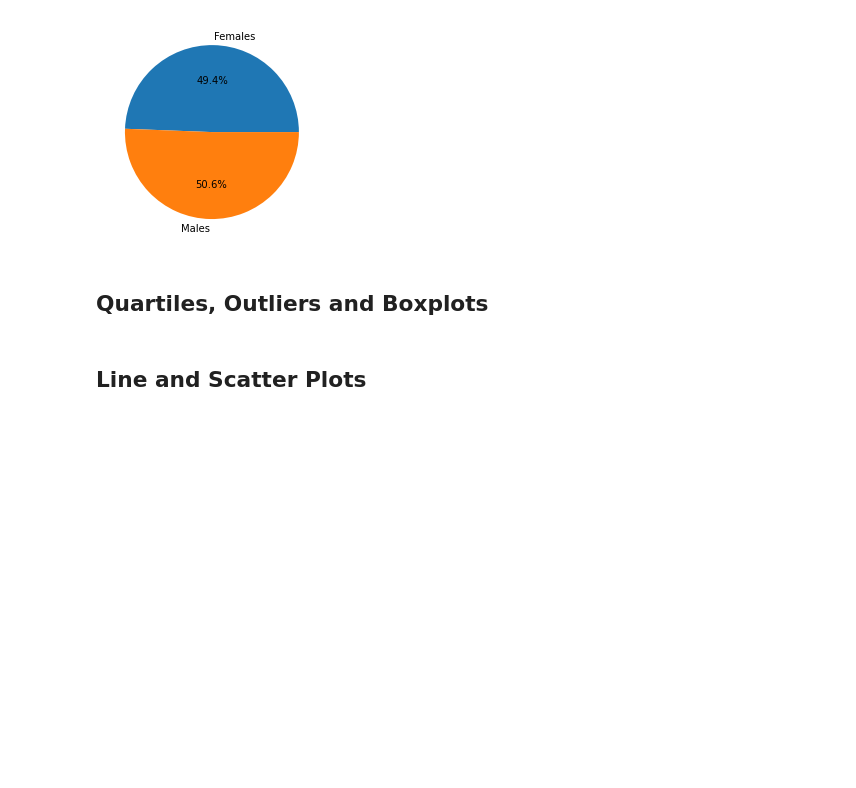
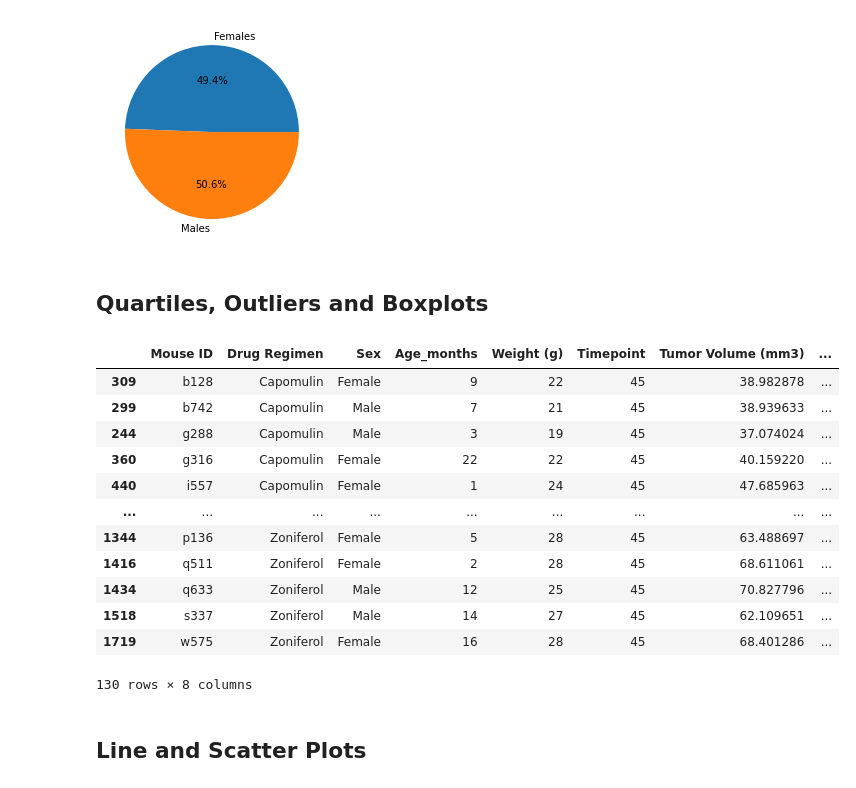
Before and after one commit to brettmw92/Matplotlib, a Jupyter notebook: HW/Instructions/Pymaceuticals/pymaceuticals_starter.ipynb, the cells around one changed output. Saved outputs shown, nothing was run; the diff lists cells and outputs as text; code cells hidden in the pictures; blank space fills up the shorter version.

Commit message:
got 4 and 45 timepoints

```diff
--- a/HW/Instructions/Pymaceuticals/pymaceuticals_starter.ipynb
+++ b/HW/Instructions/Pymaceuticals/pymaceuticals_starter.ipynb
@@ -189,11 +189,34 @@ plt.pie(gender_py, labels = ["Females", "Males"], autopct = "%1.1f%%")
 # %%
 # Calculate the final tumor volume of each mouse across four of the treatment regimens:
 # Capomulin, Ramicane, Infubinol, and Ceftamin
+four = merged.sort_values(["Drug Regimen", "Mouse ID", "Timepoint"], ascending=True)
+four_last = four.loc[four["Timepoint"] == 45]
+C = four[four['Drug Regimen'].isin(['Capomulin'])]
+R = four[four['Drug Regimen'].isin(['Ramicane'])]
+I = four[four['Drug Regimen'].isin(['Infubinol'])]
+Ce = four[four['Drug Regimen'].isin(['Ceftamin'])]
+four_last
+
+
 
 # Start by getting the last (greatest) timepoint for each mouse
 
 
 # Merge this group df with the original dataframe to get the tumor volume at the last timepoint
+# %% [output]
+|  | Mouse ID | Drug Regimen | Sex | Age_months | Weight (g) | Timepoint | Tumor Volume (mm3) | ... |
+| 309 | b128 | Capomulin | Female | 9 | 22 | 45 | 38.982878 | ... |
+| 299 | b742 | Capomulin | Male | 7 | 21 | 45 | 38.939633 | ... |
+| 244 | g288 | Capomulin | Male | 3 | 19 | 45 | 37.074024 | ... |
+| 360 | g316 | Capomulin | Female | 22 | 22 | 45 | 40.159220 | ... |
+| 440 | i557 | Capomulin | Female | 1 | 24 | 45 | 47.685963 | ... |
+| ... | ... | ... | ... | ... | ... | ... | ... | ... |
+| 1344 | p136 | Zoniferol | Female | 5 | 28 | 45 | 63.488697 | ... |
+| 1416 | q511 | Zoniferol | Female | 2 | 28 | 45 | 68.611061 | ... |
+| 1434 | q633 | Zoniferol | Male | 12 | 25 | 45 | 70.827796 | ... |
+| 1518 | s337 | Zoniferol | Male | 14 | 27 | 45 | 62.109651 | ... |
+| 1719 | w575 | Zoniferol | Female | 16 | 28 | 45 | 68.401286 | ... |
+130 rows × 8 columns
 # %%
 # Put treatments into a list for for loop (and later for plot labels)
 
```
